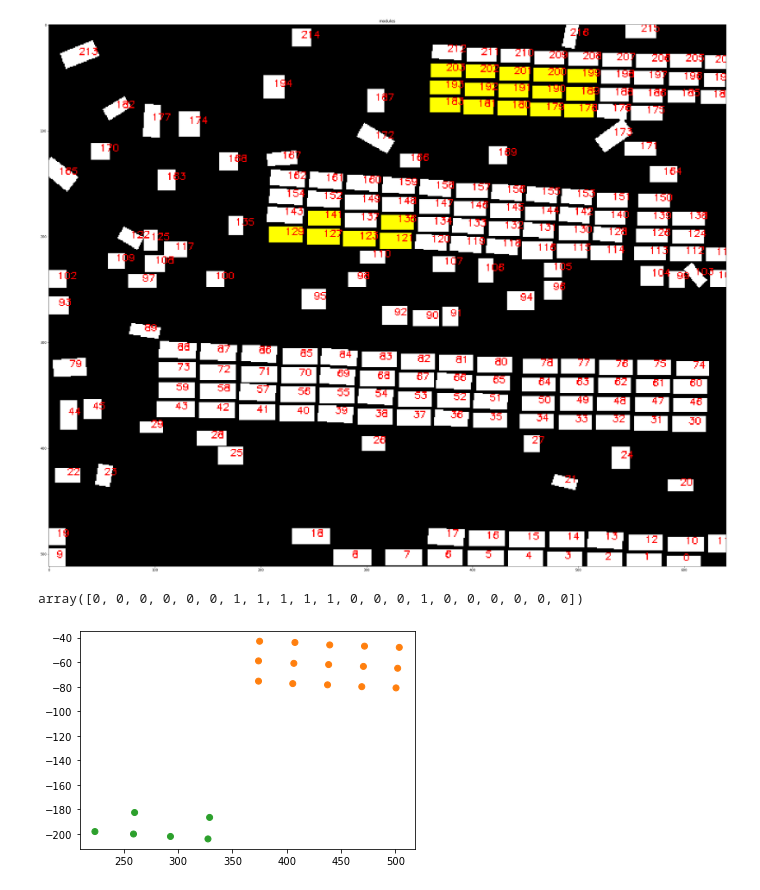
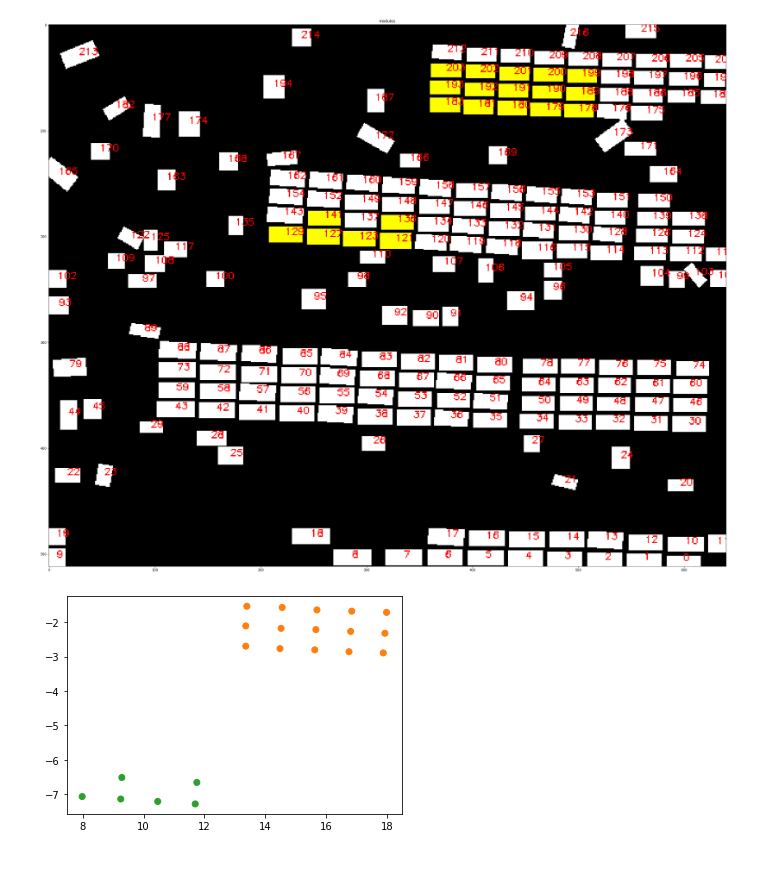
Before and after one commit to nqanh98/anomaly_detection, a Jupyter notebook: test_module_extraction.ipynb, the cells around one changed output. Saved outputs shown, nothing was run; the diff lists cells and outputs as text; code cells hidden in the pictures.

```diff
--- a/test_module_extraction.ipynb
+++ b/test_module_extraction.ipynb
@@ -85,5 +84,7 @@ f.show_img({"modules":img_filled_index},cmap="gray",figsize=(30,30))
 # %%
 #centers = np.array( [c.mean(axis=0) for c in panel_contours] )
 centers = np.array( [c.mean(axis=0) for c in target_contours] )
+l = [ max(cv2.minAreaRect(c)[1]) for c in target_contours]
+scaled_centers = centers / np.mean(l)
 # %%
 from sklearn.cluster import DBSCAN
@@ -93,11 +91,9 @@ model = DBSCAN(eps=50, min_samples=2).fit(centers)
-# %%
-model.labels_
-# %% [output]
-array([0, 0, 0, 0, 0, 0, 1, 1, 1, 1, 1, 0, 0, 0, 1, 0, 0, 0, 0, 0, 0])
+# %%
+model = DBSCAN(eps=1.5, min_samples=3).fit(scaled_centers) # eps: hyper parameter
 # %%
 import matplotlib.pyplot as plt
 cmap = plt.get_cmap("tab10")
-plt.scatter(centers[:,0],-centers[:,1], color=cmap(model.labels_+1))
+plt.scatter(scaled_centers[:,0],-scaled_centers[:,1], color=cmap(model.labels_+1))
 plt.show()
 # %% [output]
-[figure, old version]
+[figure, new version]
```
Also changed, not shown: parts of 3 cells of this notebook, 1 other file.
